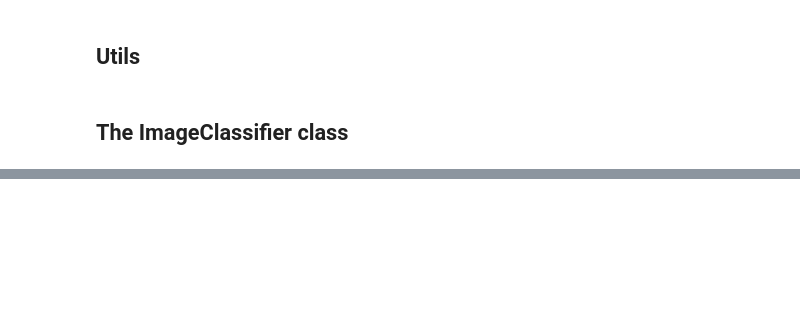
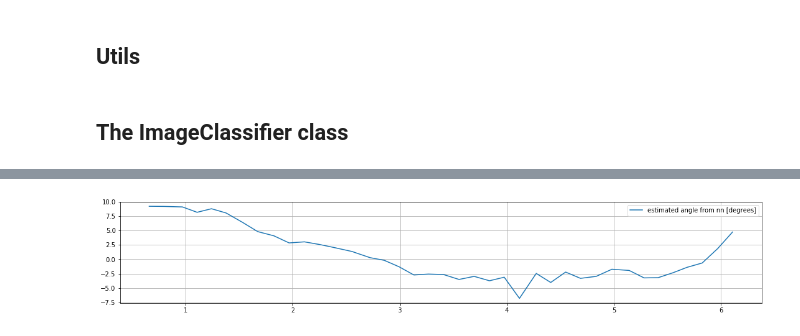
Before and after one commit to alknemeyer/EEE4022S-Thesis-Project, a Jupyter notebook: Final code/image_classifier.ipynb, the cells around one changed output, grey strips where cells are left out. Cells and saved outputs as stored; diff of their text form; code cells hidden in the pictures; blank space fills up the shorter version.

Commit message:
Image classifier multiprocessing working (but not properly)

```diff
--- a/Final code/image_classifier.ipynb
+++ b/Final code/image_classifier.ipynb
@@ -42,8 +43,7 @@ from apscheduler.schedulers.background import BackgroundScheduler
 # DIY smart security camera PoC using Raspberry Pi Camera and
 # Intel® Movidius™ Neural Compute Stick (NCS)
 
-def open_ncs_device():
-
+def open_ncs_device_and_load_graph(graph_filename):
     # Look for enumerated NCS device(s); quit program if none found.
     devices = mvnc.enumerate_devices()
     if len(devices) == 0:
@@ -54,18 +54,15 @@ def open_ncs_device():
     device = mvnc.Device(devices[0])
     device.open()
 
-    return device
-
-def load_graph(device, graph_file_name):
     # Read the graph file into a buffer
-    with open(graph_file_name, mode='rb') as f:
+    with open(graph_filename, mode='rb') as f:
         blob = f.read()
 
     # Load the graph buffer into the NCS
-    graph = mvnc.Graph(graph_file_name)
+    graph = mvnc.Graph(graph_filename)
     fifo_in, fifo_out = graph.allocate_with_fifos(device, blob)
 
-    return graph, fifo_in, fifo_out
+    return device, graph, fifo_in, fifo_out
 # %% [markdown]
 ## Pre-process the image (resizing, scaling, and mean subtraction)
 # %%
@@ -368,0 +311,19 @@ class ImageClassifier():
+# %%
+IC = ImageClassifier(graph_filename='../Models/MobileNet_SSD_caffe/graph',
+                     label_filename='../Models/MobileNet_SSD_caffe/categories.txt',
+                     camera_resolution=(1280,720),
+                     debug=False)
+
+bb_arr = []
+bb_angles_arr = []
+t_start = time.time()
+time_arr = []
+
+while True:
+    print('MAIN: getting results:')
+    t = time.time()
+    bb, bb_angles = IC.get_result()
+    bb_arr.append(bb)
+    bb_angles_arr.append(bb_angles)
+    print('loop:', time.time() - t)
+    time_arr.append(time.time() - t_start)
@@ -368,0 +377,8 @@ class ImageClassifier():
+# %%
+x_angles = [(xL+xR)/2 for ((xL, _), (xR, _)) in bb_angles_arr]
+loop_times_ms = [(t-t_)*1000 for t_,t in zip(time_arr[0:-1], time_arr[1:])]
+# %%
+plt.plot(time_arr, x_angles, label='estimated angle from nn [degrees]')
+plt.grid(); plt.legend(); fig = plt.gcf(); fig.set_size_inches(18.5, 3, forward=True); plt.show()
+# %% [output]
+[figure, added]
```
Also changed, not shown: parts of 26 cells of this notebook.
